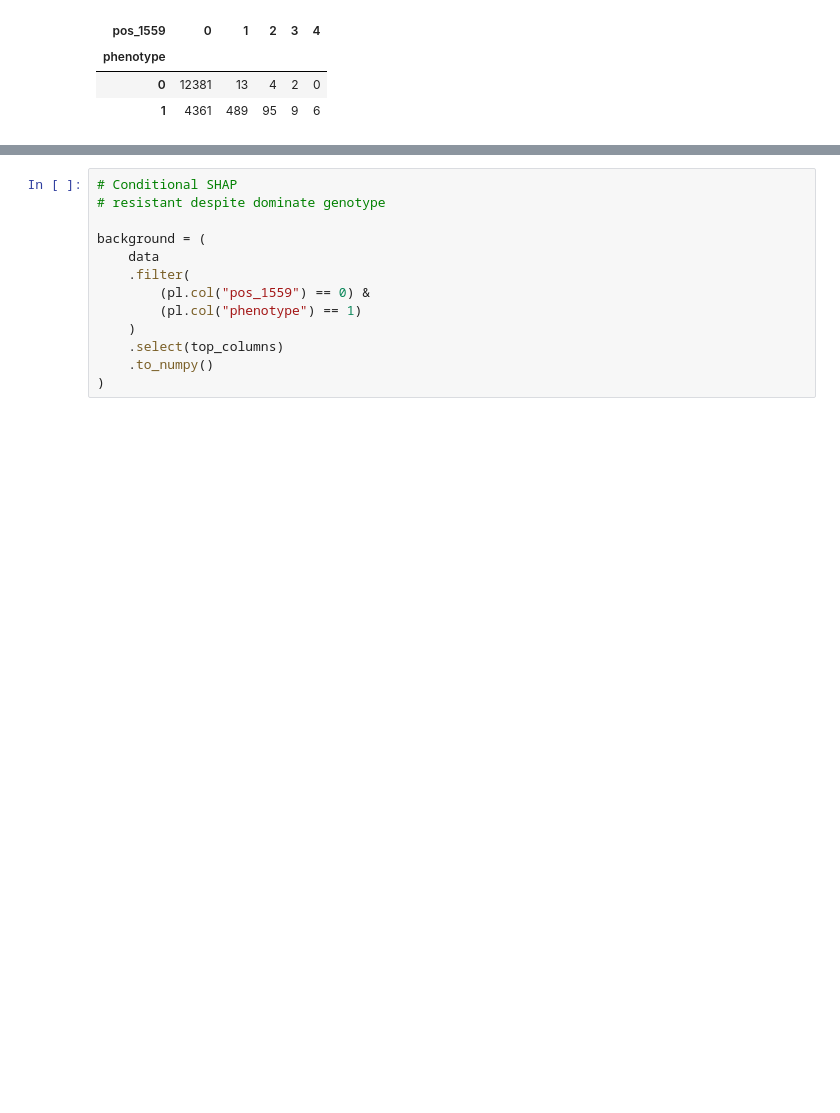
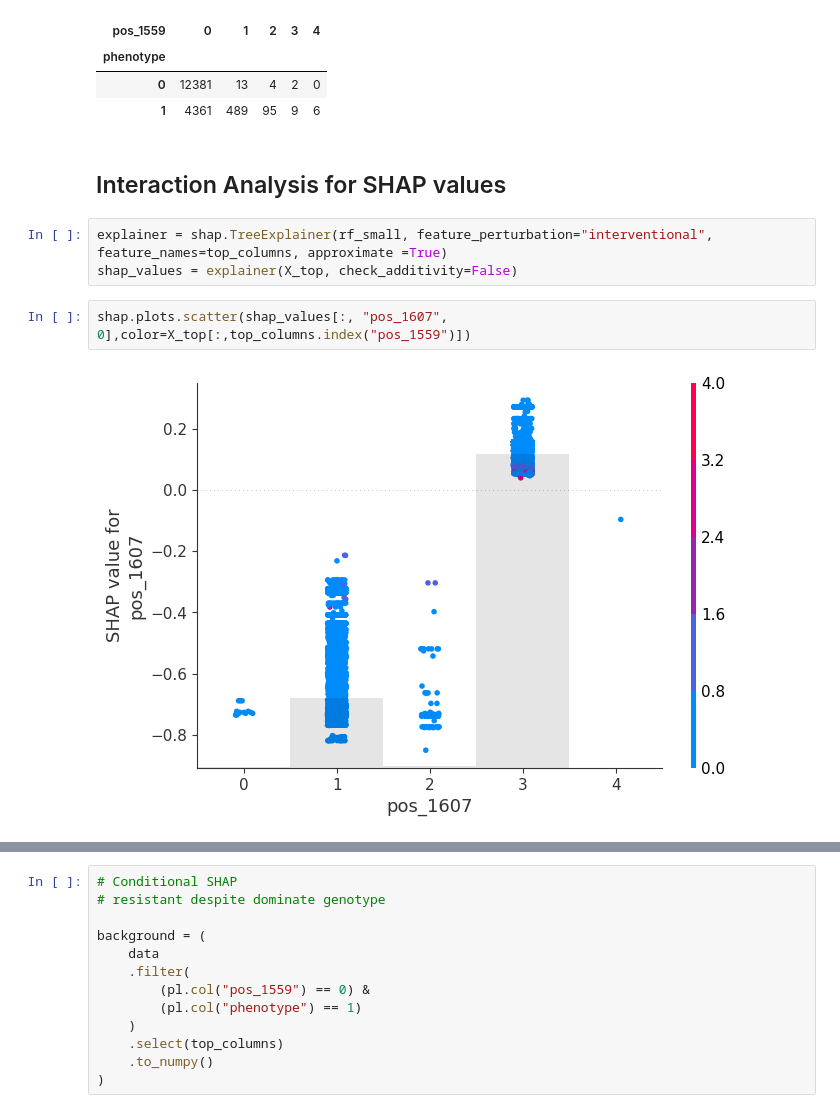
Before and after one commit to Legall-Lab/SHAP-mTB-AMR, a Jupyter notebook: scripts/ml_ai_architecture.ipynb, the cells around one changed output, grey strips where cells are left out. Cells and saved outputs as stored; diff of their text form; blank space fills up the shorter version.

```diff
--- a/scripts/ml_ai_architecture.ipynb
+++ b/scripts/ml_ai_architecture.ipynb
@@ -258,3 +260,12 @@ pd.crosstab(df["phenotype"], df["pos_1559"])
 | phenotype |  |  |  |  |  |
 | 0 | 12381 | 13 | 4 | 2 | 0 |
 | 1 | 4361 | 489 | 95 | 9 | 6 |
+# %% [markdown]
+## Interaction Analysis for SHAP values
+# %%
+explainer = shap.TreeExplainer(rf_small, feature_perturbation="interventional", feature_names=top_columns, approximate =True)
+shap_values = explainer(X_top, check_additivity=False)
+# %%
+shap.plots.scatter(shap_values[:, "pos_1607", 0],color=X_top[:,top_columns.index("pos_1559")])
+# %% [output]
+[figure, added]
```
Also changed, not shown: parts of 12 cells of this notebook.
